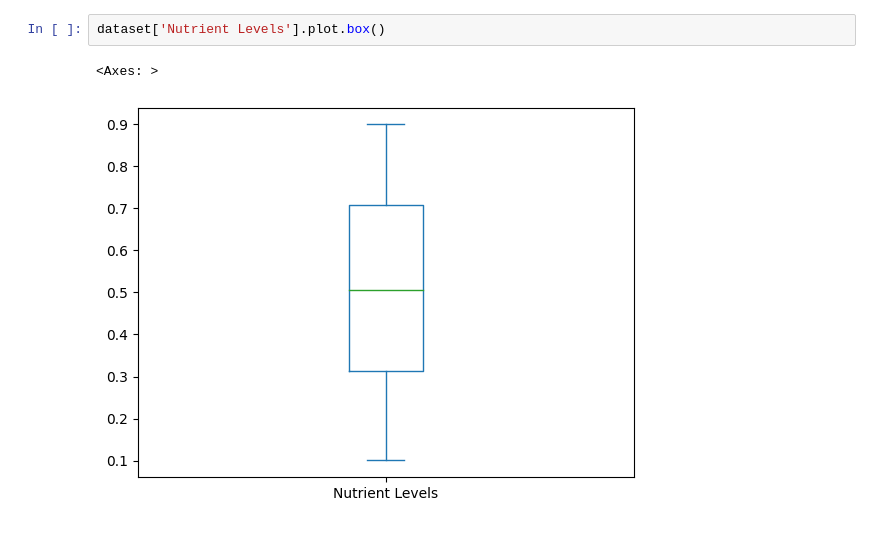
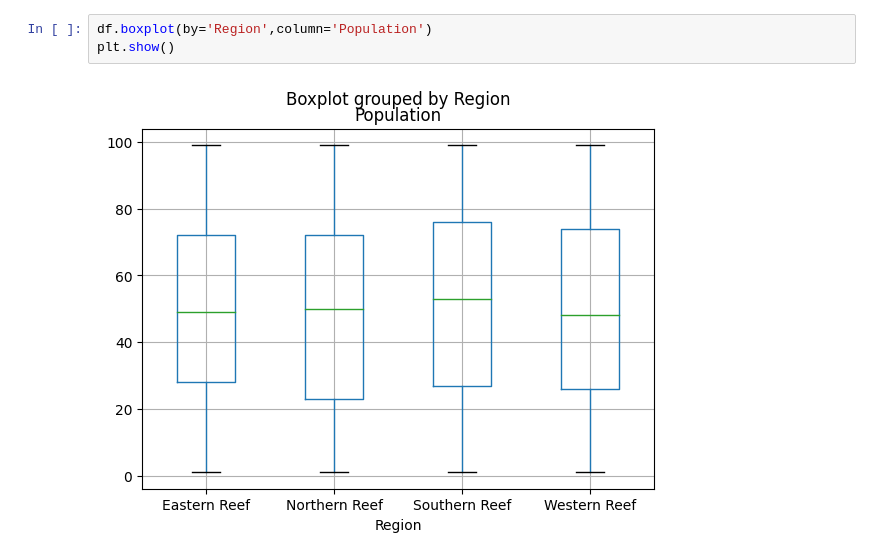
Before and after one commit to IceEnemy/Misc-Learning, a Jupyter notebook: MachineLearning/MidMarineLife/LogRegExercise.ipynb, the cells around one changed output. Cells and saved outputs as stored; diff of their text form.

```diff
--- a/MachineLearning/MidMarineLife/LogRegExercise.ipynb
+++ b/MachineLearning/MidMarineLife/LogRegExercise.ipynb
@@ -65,5 +58,5 @@ dataset['Water Temperature (°C)'].plot.box()
-# %%
-dataset['Nutrient Levels'].plot.box()
-# %% [output]
-<Axes: >
-[figure, removed]
+# %%
+df.boxplot(by='Region',column='Population')
+plt.show()
+# %% [output]
+[figure, added]
```
Also changed, not shown: parts of 30 cells of this notebook, 2 other files.
